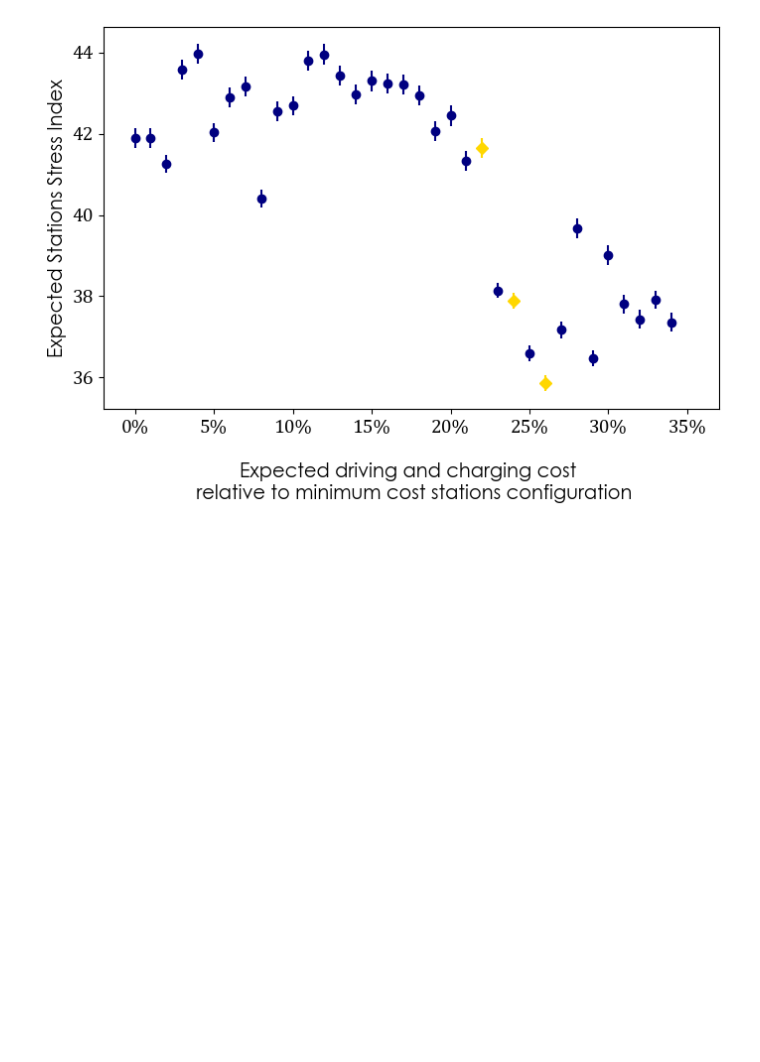
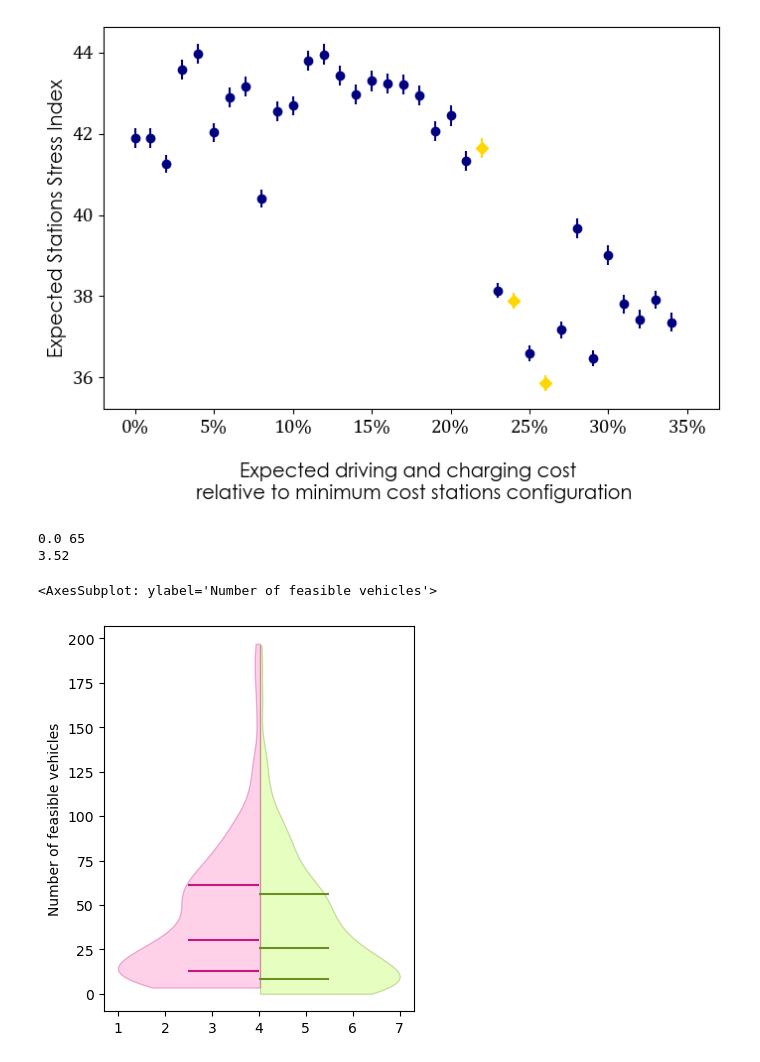
Before and after one commit to juanbeta98/MOPTA-23, a Jupyter notebook: Results.ipynb, the cells around one changed output. Drawn from its saved outputs; the diff is of its cells as text; code cells hidden in the pictures; blank space fills up the shorter version.

```diff
--- a/Results.ipynb
+++ b/Results.ipynb
@@ -4,15 +4,16 @@ from pickle import load, dump
 import numpy as np
 from scipy.stats import t
 
-path = "C:/Users/a.rojasa55/OneDrive - Universidad de los Andes/Documentos/MOPTA-23/Results/"
-#path = "C:/Users/ari_r/OneDrive - Universidad de los Andes/Documentos/MOPTA-23/Results/"
+
+#path = "C:/Users/a.rojasa55/OneDrive - Universidad de los Andes/Documentos/MOPTA-23/Results/"
+path = "C:/Users/ari_r/OneDrive - Universidad de los Andes/Documentos/MOPTA-23/Results/"
 # %%
 file = open(path+"Feasible_Configurations","rb")
 configs = load(file); file.close()
 
 K = {}
 for sc in range(25):
-    file = open(f"C:/Users/a.rojasa55/OneDrive - Universidad de los Andes/Documentos/MOPTA-23/Data/K/K_sc{sc}","rb")
+    file = open(f"C:/Users/ari_r/OneDrive - Universidad de los Andes/Documentos/MOPTA-23/Data/K/K_sc{sc}","rb")
     K[sc] = len(load(file)); file.close()
 # %%
 ''' Configs plot '''
@@ -114,0 +164,7 @@ plot_stress(open_stats,stress_ix,feasible)
+# %%
+violin_plots_stations(24,0)
+# %% [output]
+0.0 65
+3.52
+<AxesSubplot: ylabel='Number of feasible vehicles'>
+[figure, added]
```
Also changed, not shown: parts of 1 cell of this notebook.
